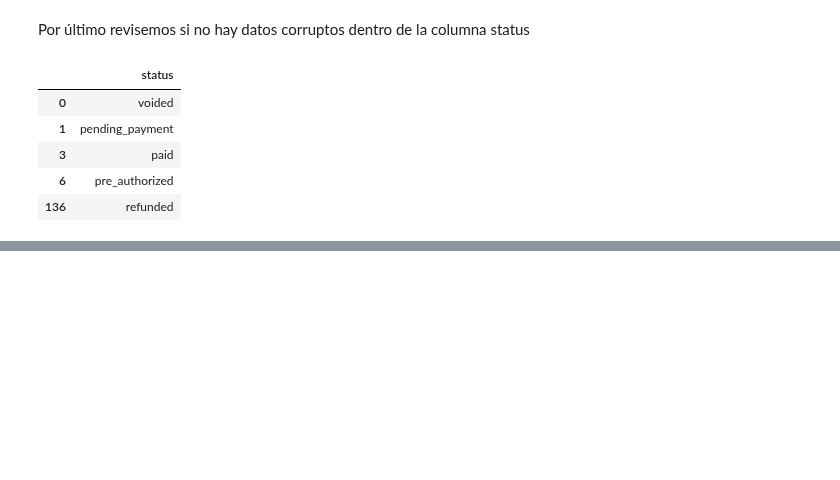
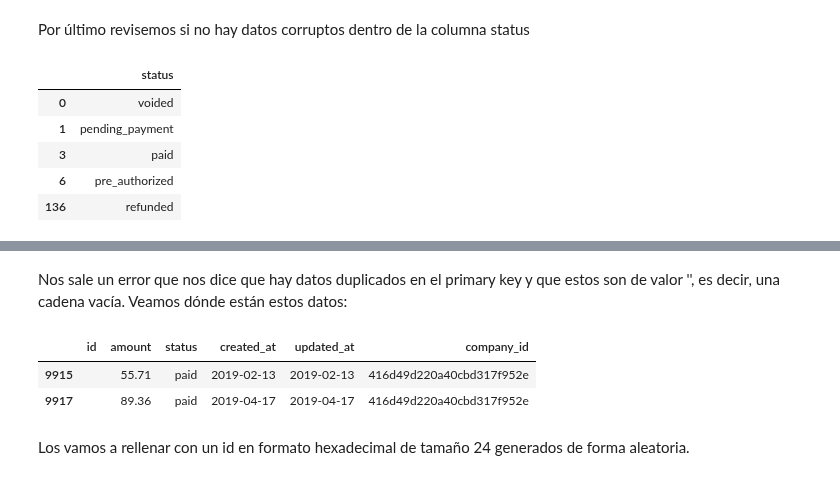
Before and after one commit to JohnRFK/TestApiPy, a Jupyter notebook: py-scripts/data-transformation.ipynb, the cells around one changed output, grey strips where cells are left out. Drawn from its saved outputs; the diff is of its cells as text; code cells hidden in the pictures; blank space fills up the shorter version.

```diff
--- a/py-scripts/data-transformation.ipynb
+++ b/py-scripts/data-transformation.ipynb
@@ -241,0 +307,11 @@ df_changes_final.shape
+# %% [markdown]
+Nos sale un error que nos dice que hay datos duplicados en el primary key y que estos son de valor '', es decir, una cadena vacía. Veamos dónde están estos datos:
+# %%
+duplicate_rows = df_changes[df_changes.duplicated(subset=["id"])]
+duplicate_rows
+# %% [output]
+|  | id | amount | status | created_at | updated_at | company_id |
+| 9915 |  | 55.71 | paid | 2019-02-13 | 2019-02-13 | 416d49d220a40cbd317f952e |
+| 9917 |  | 89.36 | paid | 2019-04-17 | 2019-04-17 | 416d49d220a40cbd317f952e |
+# %% [markdown]
+Los vamos a rellenar con un id en formato hexadecimal de tamaño 24 generados de forma aleatoria.
```
Also changed, not shown: parts of 32 cells of this notebook, 1 other file.
